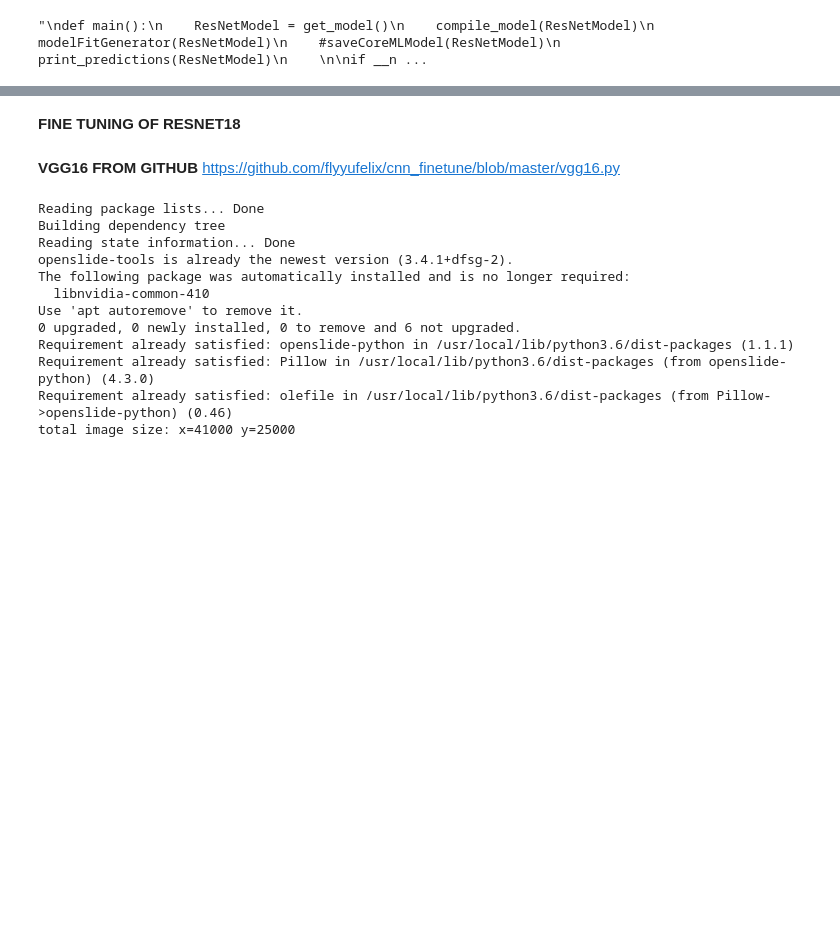
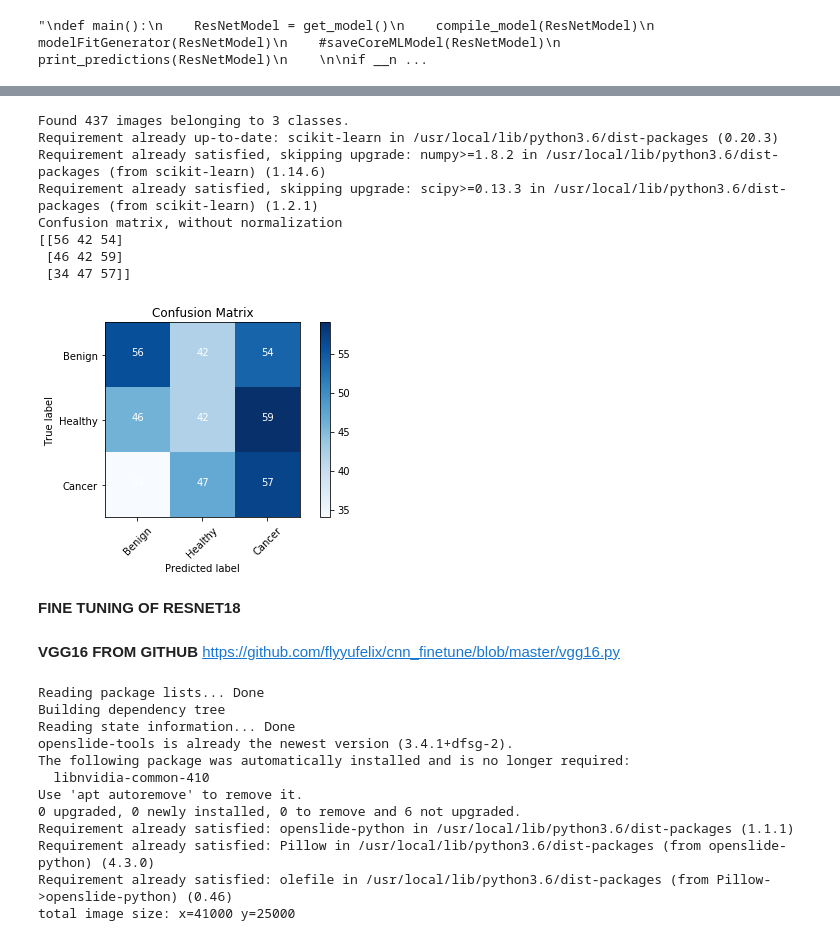
Before and after one commit to Marel88/Bioinfo_7_1, a Jupyter notebook: Bio_training.ipynb, the cells around one changed output, grey strips where cells are left out. Drawn from its saved outputs; the diff is of its cells as text; code cells hidden in the pictures; blank space fills up the shorter version.

```diff
--- a/Bio_training.ipynb
+++ b/Bio_training.ipynb
@@ -1239,3 +1262,15 @@ Confusion matrix, without normalization
+# %%
+    print_predictions(ResNetModel)
+# %% [output]
+Found 437 images belonging to 3 classes.
+Requirement already up-to-date: scikit-learn in /usr/local/lib/python3.6/dist-packages (0.20.3)
+Requirement already satisfied, skipping upgrade: numpy>=1.8.2 in /usr/local/lib/python3.6/dist-packages (from scikit-learn) (1.14.6)
+Requirement already satisfied, skipping upgrade: scipy>=0.13.3 in /usr/local/lib/python3.6/dist-packages (from scikit-learn) (1.2.1)
+Confusion matrix, without normalization
+[[56 42 54]
+ [46 42 59]
+ [34 47 57]]
+[figure, added]
 # %% [markdown]
 **FINE TUNING OF RESNET18**
 # %% [markdown]
```
Also changed, not shown: parts of 3 cells of this notebook.
